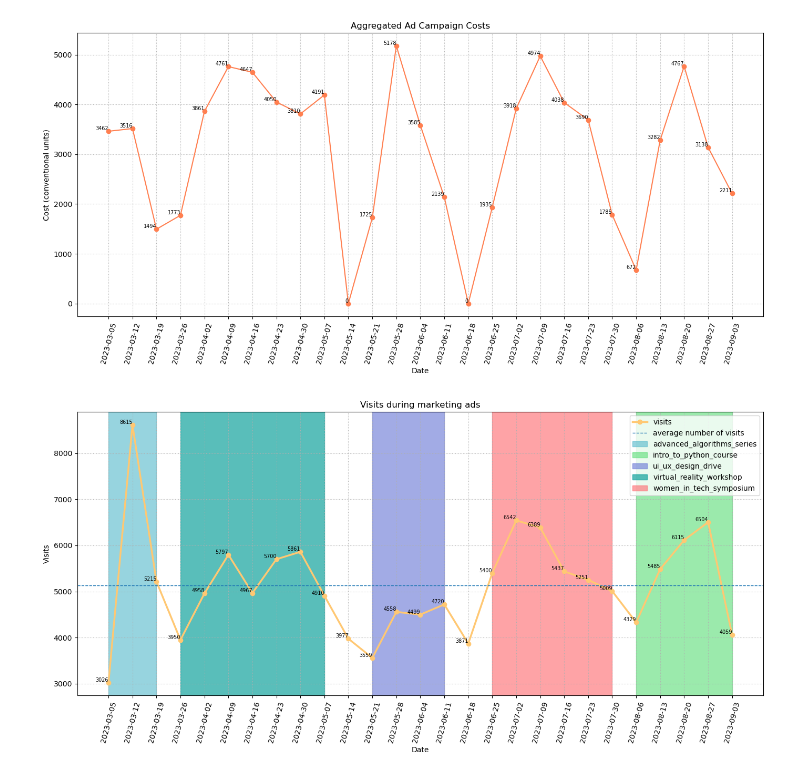
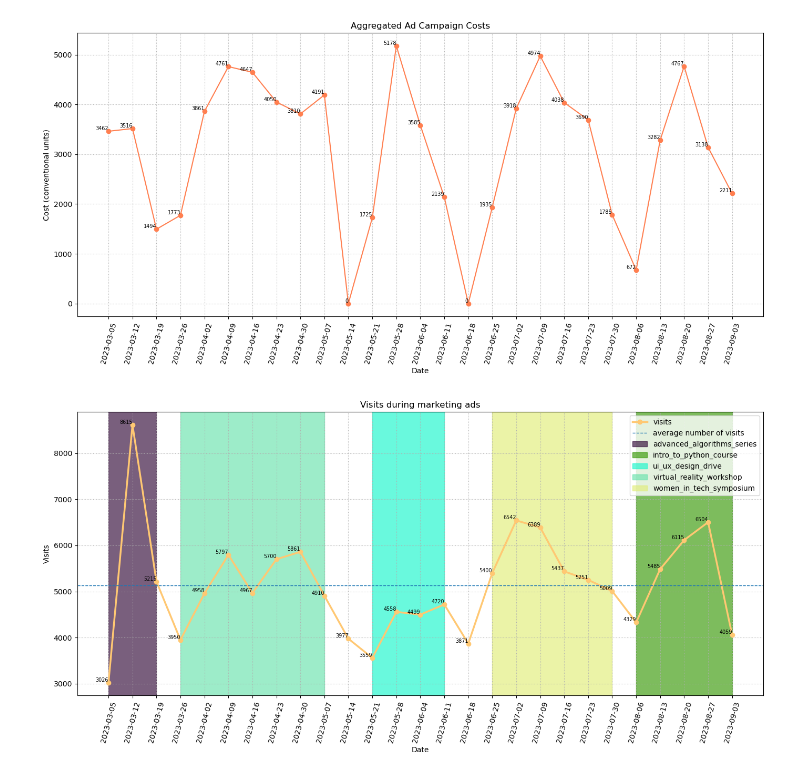
Before and after one commit to Unbeliev4ble/Conversion_dashboard, a Jupyter notebook: charts_project.ipynb, the cells around one changed output. Saved outputs shown, nothing was run; the diff lists cells and outputs as text; code cells hidden in the pictures.

Commit message:
changed campaign axvspan to random

```diff
--- a/charts_project.ipynb
+++ b/charts_project.ipynb
@@ -86,7 +87,8 @@ ads['date_group'] = pd.to_datetime(ads['date']).dt.date
 gr_ads = ads.groupby(['date_group', 'utm_campaign']).agg({'cost': 'sum'}).reset_index()
 
 # мерджим с visits и registrations
-df = pd.merge(visreg_df, gr_ads,
+df = pd.merge(visreg_df,
+              gr_ads,
               on='date_group',
               how='left').sort_values(by=['date_group'])
 
@@ -128,8 +130,8 @@ gr_dates = df_for_charts.groupby(['date_group']).sum(['visits', 'registrations']
 gr_dates_pltf = df_for_charts.groupby(['date_group', 'platform']).sum(['visits', 'registarations']).reset_index()
 
 #получаем конверсию посещение-регистрация
-gr_dates['conversion'] = (gr_dates['registrations'] / gr_dates['visits'] * 100)
-gr_dates_pltf['conversion']= (gr_dates_pltf['registrations'] / gr_dates_pltf['visits'] * 100)
+gr_dates['conversion'] = gr_dates['registrations'] / gr_dates['visits'] * 100
+gr_dates_pltf['conversion'] = gr_dates_pltf['registrations'] / gr_dates_pltf['visits'] * 100
 
 #получим данные отдельно по платформам
 android = gr_dates_pltf[gr_dates_pltf['platform'] == 'android']
@@ -395,32 +397,33 @@ plt.plot(gr_dates['date_group'],
            label = 'visits')
 
 for x, y in zip(gr_dates['date_group'], gr_dates['visits']):
     plt.text(x, y, f"{round(y)}", fontsize=7, ha='right', va='bottom')
 
 plt.axhline(y=gr_dates['visits'].mean(),
             linestyle='--',
             linewidth=1,
             label="average number of visits")
 
+# если хотим задавать цвет заливки кампаний из словаря: color=charts_colors[series['utm_campaign']]
 for t, series in gr_ads_dates.iterrows():
     plt.axvspan(series['min'],
                 series['max'],
                 label = series['utm_campaign'],
-                color=charts_colors[series['utm_campaign']],
+                color=np.random.rand(4,),
                 alpha = 0.65)
 
 ax.set(xlabel='Date',
        ylabel='Visits',
        title='Visits during marketing ads')
 
 ax.legend()
 
 plt.xticks(gr_dates['date_group'],
            rotation=75)
 ax.grid(axis='both', ls=':')
 
 plt.tight_layout()
 plt.savefig('./charts/visits_during_marketing_ads.png')
 plt.show()
 # %% [output]
-[figure, old version]
+[figure, new version]
```
Also changed, not shown: parts of 3 cells of this notebook, 2 other files.
